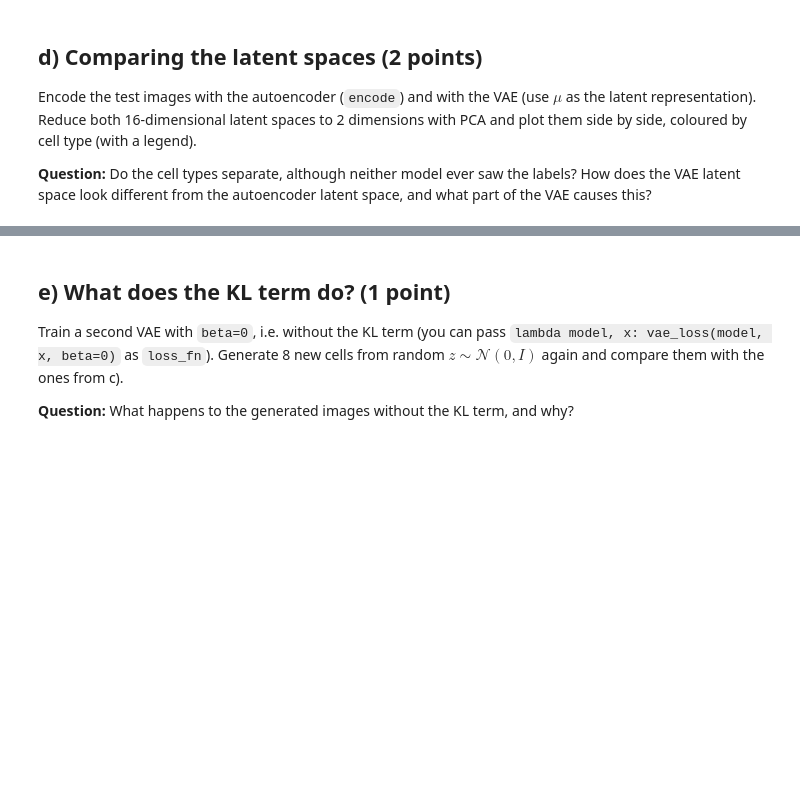
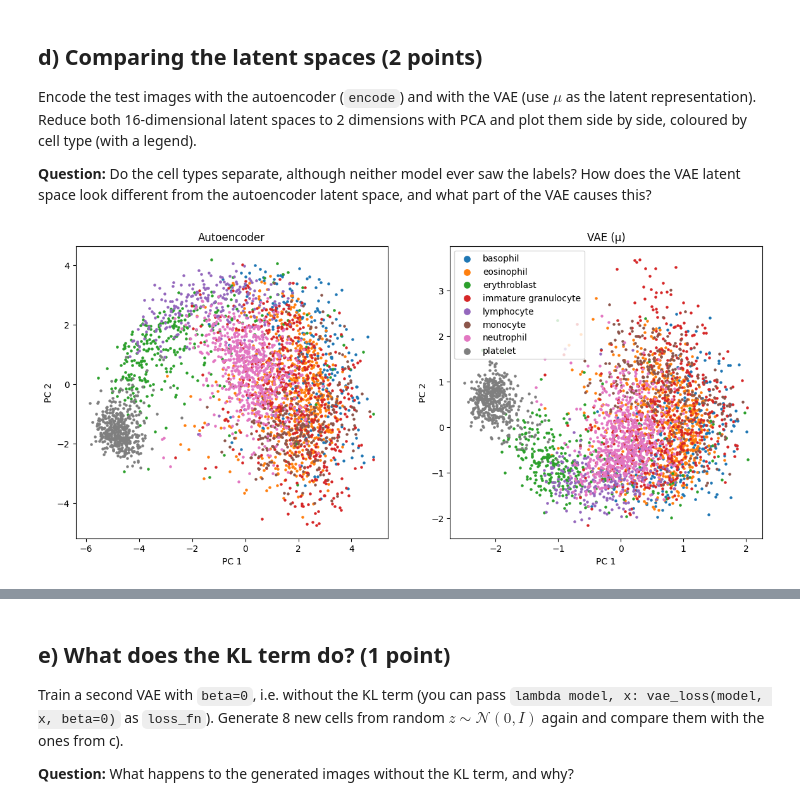
Before and after one commit to Kjescha0/BKIM, a Jupyter notebook: Exercise 3/ch/Exercise_3_v2.ipynb, the cells around one changed output, grey strips where cells are left out. Cells and saved outputs as stored; diff of their text form; code cells hidden in the pictures; blank space fills up the shorter version.

```diff
--- a/Exercise 3/ch/Exercise_3_v2.ipynb
+++ b/Exercise 3/ch/Exercise_3_v2.ipynb
@@ -554,7 +599,28 @@ Encode the test images with the autoencoder (`encode`) and with the VAE (use $\m
 **Question:** Do the cell types separate, although neither model ever saw the labels? How does the VAE latent space look different from the autoencoder latent space, and what part of the VAE causes this?
 # %%
 # Encode the test images
+model.eval()
+vae.eval()
+with torch.no_grad():
+    z_ae = model.encode(X_test).numpy()
+    mu, logvar = vae.encode(X_test)
+    z_vae = mu.numpy()
 
 # PCA and plot
+z_ae_2d = PCA(n_components=2).fit_transform(z_ae)
+z_vae_2d = PCA(n_components=2).fit_transform(z_vae)
+
+fig, axes = plt.subplots(1, 2, figsize=(14, 6))
+for ax, z2d, title in zip(axes, [z_ae_2d, z_vae_2d], ["Autoencoder", "VAE (μ)"]):
+    for i in range(8):
+        mask = (y_test == i)
+        ax.scatter(z2d[mask, 0], z2d[mask, 1], s=5, label=class_names[i])
+    ax.set_title(title)
+    ax.set_xlabel("PC 1")
+    ax.set_ylabel("PC 2")
+axes[1].legend(markerscale=3, loc="best")
+plt.show()
+# %% [output]
+[figure, added]
 # %% [markdown]
 *Your answer:*
```
Also changed, not shown: parts of 6 cells of this notebook.
